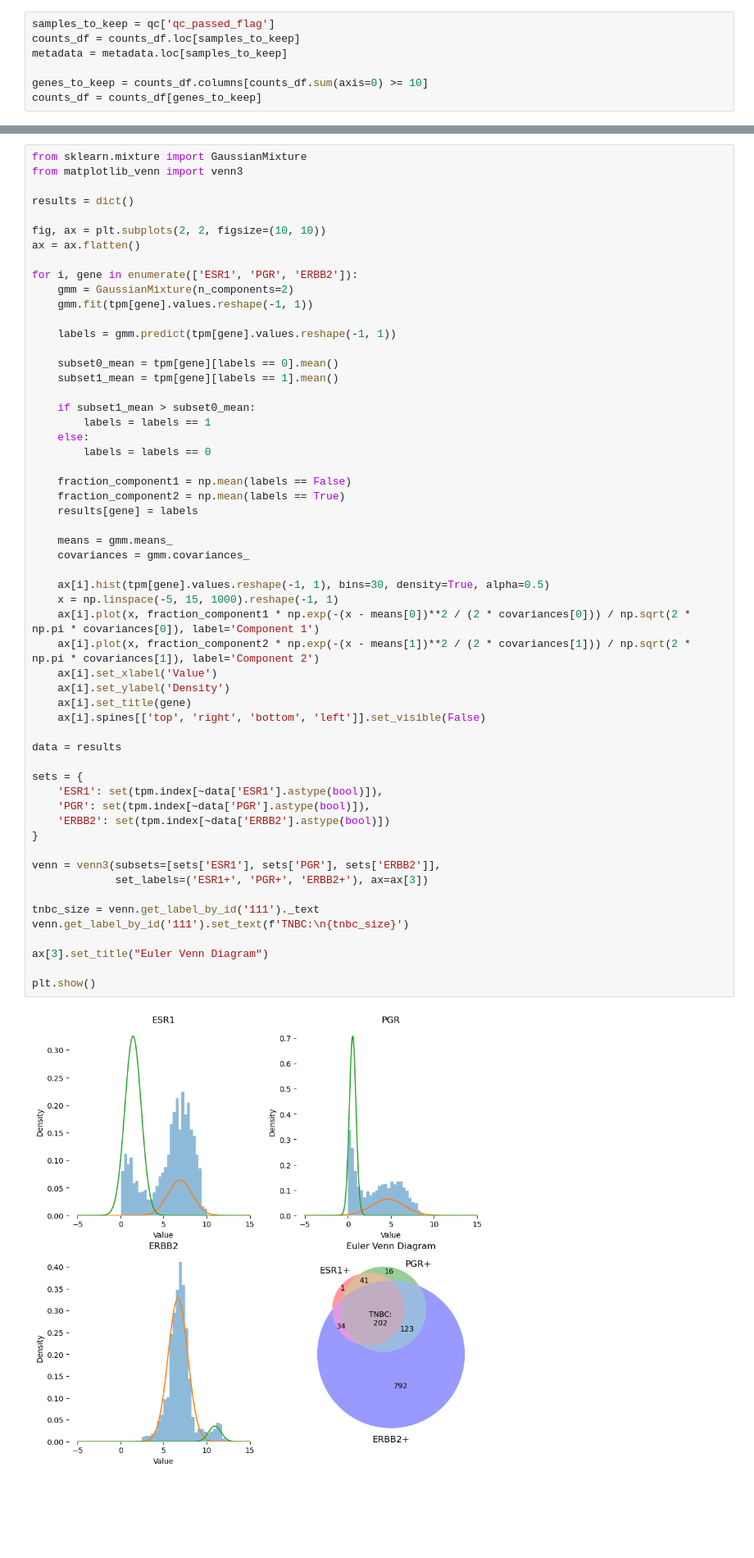
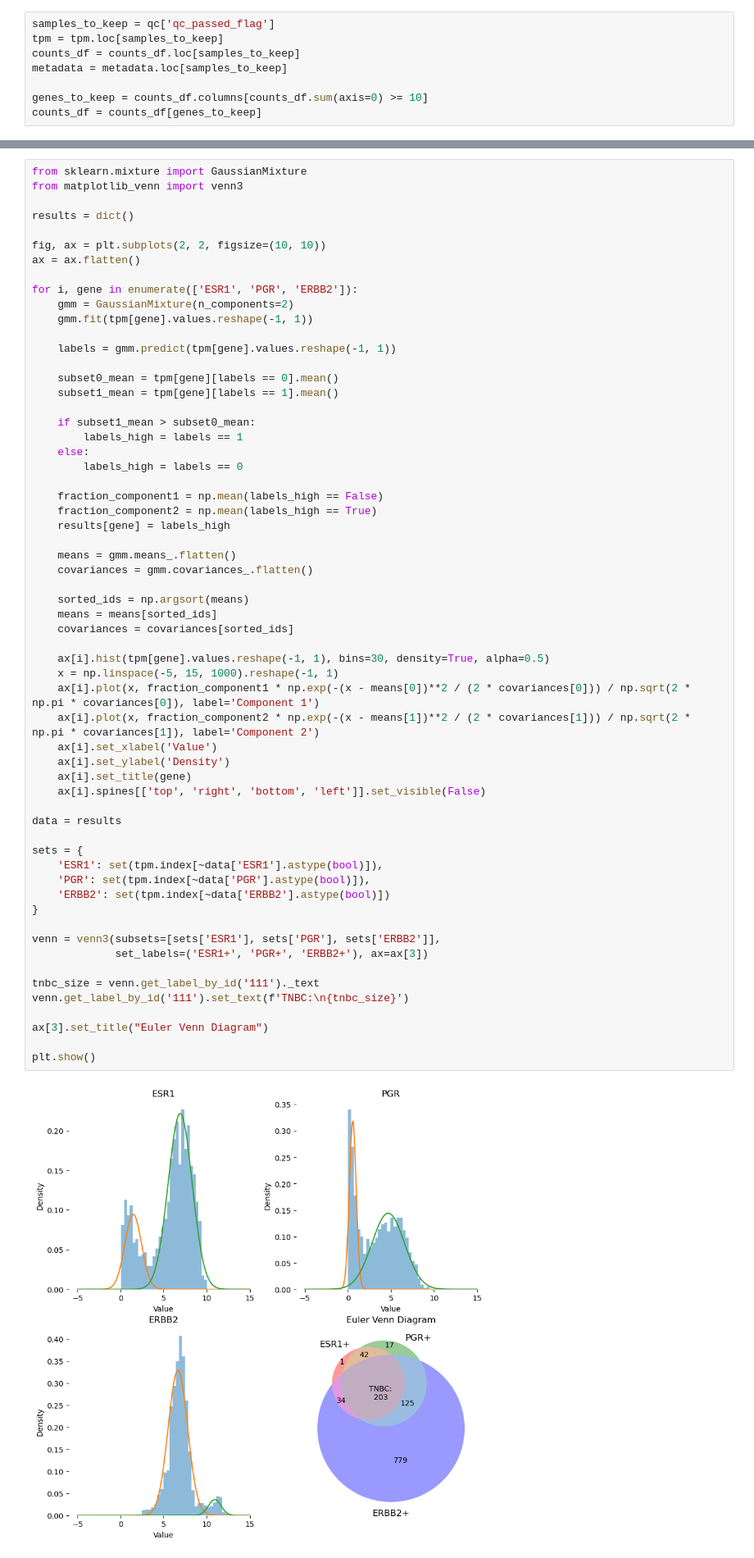
Before and after one commit to fedor-grigoryev/tcga, a Jupyter notebook: tcga_analysis.ipynb, the cells around one changed output, grey strips where cells are left out. Shown at 82% size. Cells and saved outputs as stored; diff of their text form; blank space fills up the shorter version.

```diff
--- a/tcga_analysis.ipynb
+++ b/tcga_analysis.ipynb
@@ -335,5 +145,6 @@ from pydeseq2.utils import load_example_data
 # %%
 samples_to_keep = qc['qc_passed_flag']
+tpm = tpm.loc[samples_to_keep]
 counts_df = counts_df.loc[samples_to_keep]
 metadata = metadata.loc[samples_to_keep]
 
@@ -980,45 +570,49 @@ for i, gene in enumerate(['ESR1', 'PGR', 'ERBB2']):
     subset1_mean = tpm[gene][labels == 1].mean()
 
     if subset1_mean > subset0_mean:
-        labels = labels == 1
+        labels_high = labels == 1
     else:
-        labels = labels == 0
+        labels_high = labels == 0
 
-    fraction_component1 = np.mean(labels == False)
-    fraction_component2 = np.mean(labels == True)
-    results[gene] = labels
+    fraction_component1 = np.mean(labels_high == False)
+    fraction_component2 = np.mean(labels_high == True)
+    results[gene] = labels_high
 
-    means = gmm.means_
-    covariances = gmm.covariances_
+    means = gmm.means_.flatten()
+    covariances = gmm.covariances_.flatten()
+
+    sorted_ids = np.argsort(means)
+    means = means[sorted_ids]
+    covariances = covariances[sorted_ids]
 
     ax[i].hist(tpm[gene].values.reshape(-1, 1), bins=30, density=True, alpha=0.5)
     x = np.linspace(-5, 15, 1000).reshape(-1, 1)
     ax[i].plot(x, fraction_component1 * np.exp(-(x - means[0])**2 / (2 * covariances[0])) / np.sqrt(2 * np.pi * covariances[0]), label='Component 1')
     ax[i].plot(x, fraction_component2 * np.exp(-(x - means[1])**2 / (2 * covariances[1])) / np.sqrt(2 * np.pi * covariances[1]), label='Component 2')
     ax[i].set_xlabel('Value')
     ax[i].set_ylabel('Density')
     ax[i].set_title(gene)
     ax[i].spines[['top', 'right', 'bottom', 'left']].set_visible(False)
 
 data = results
 
 sets = {
     'ESR1': set(tpm.index[~data['ESR1'].astype(bool)]),
     'PGR': set(tpm.index[~data['PGR'].astype(bool)]),
     'ERBB2': set(tpm.index[~data['ERBB2'].astype(bool)])
 }
 
 venn = venn3(subsets=[sets['ESR1'], sets['PGR'], sets['ERBB2']],
              set_labels=('ESR1+', 'PGR+', 'ERBB2+'), ax=ax[3])
 
 tnbc_size = venn.get_label_by_id('111')._text
 venn.get_label_by_id('111').set_text(f'TNBC:\n{tnbc_size}')
 
 ax[3].set_title("Euler Venn Diagram")
 
 plt.show()
 # %% [output]
-[figure, old version]
+[figure, new version]
 # %%
 tnbc_mask = (~results['ESR1']) & (~results['PGR']) & (~results['ERBB2'])
 tnbc_mask.sum()
```
Also changed, not shown: parts of 87 cells of this notebook.
